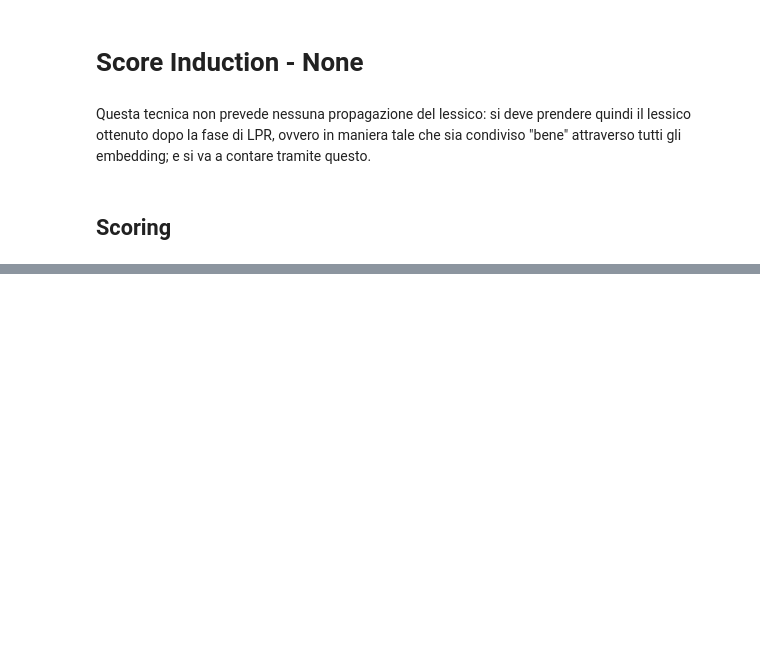
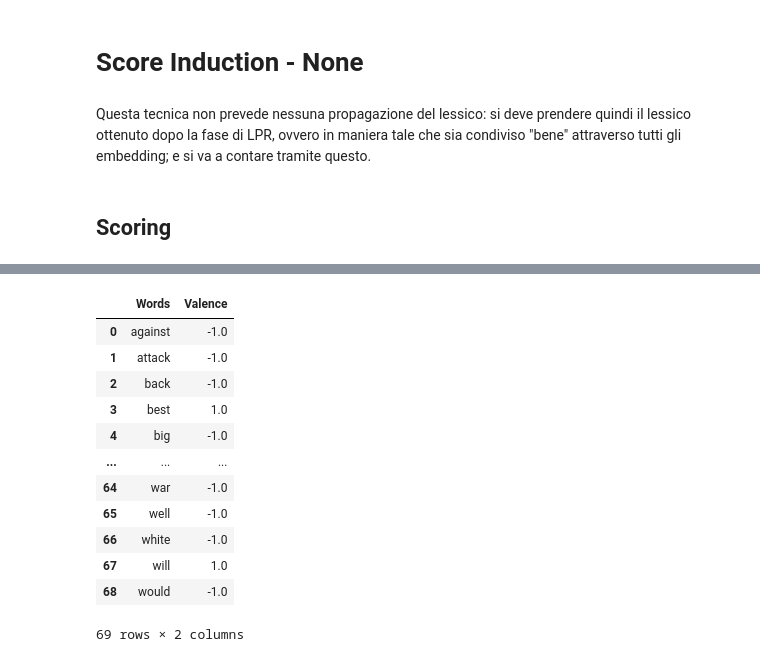
Before and after one commit to Willinki/Just-News, a Jupyter notebook: CADE_testing.ipynb, the cells around one changed output, grey strips where cells are left out. Cells and saved outputs as stored; diff of their text form; code cells hidden in the pictures; blank space fills up the shorter version.

```diff
--- a/CADE_testing.ipynb
+++ b/CADE_testing.ipynb
@@ -483,0 +650,21 @@ models_score_none = {name: sum(count.values())/(sum(count_abs.values()))
+# %%
+with open("./lexicon/lexicon_refined.csv", 'r') as file:
+    lexicon_refined = pd.read_csv(file, engine='c')
+# %%
+lexicon_refined = lexicon_refined.rename(columns={"Unnamed: 0": "Words"})
+# %%
+lexicon_refined
+# %% [output]
+|  | Words | Valence |
+| 0 | against | -1.0 |
+| 1 | attack | -1.0 |
+| 2 | back | -1.0 |
+| 3 | best | 1.0 |
+| 4 | big | -1.0 |
+| ... | ... | ... |
+| 64 | war | -1.0 |
+| 65 | well | -1.0 |
+| 66 | white | -1.0 |
+| 67 | will | 1.0 |
+| 68 | would | -1.0 |
+69 rows × 2 columns
```
Also changed, not shown: parts of 28 cells of this notebook, 9 other files.
